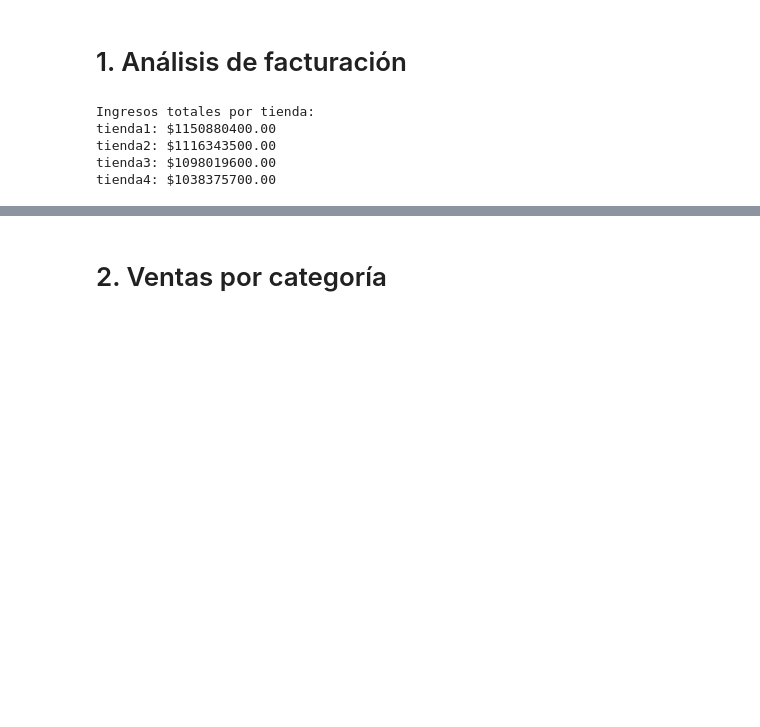
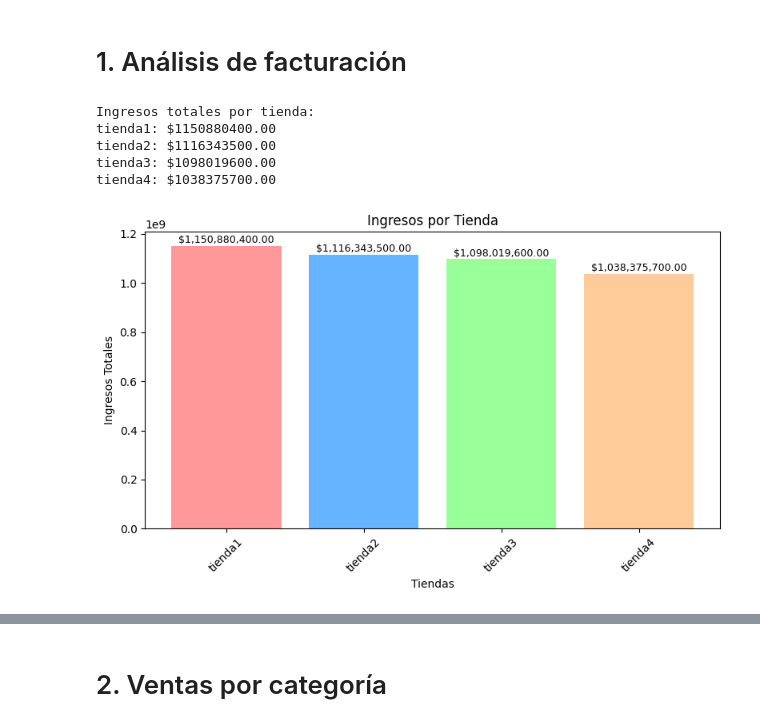
Before and after one commit to carlaclefig/challenge1-data-science-latam, a Jupyter notebook: AluraStoreLatam.ipynb, the cells around one changed output, grey strips where cells are left out. Cells and saved outputs as stored; diff of their text form; code cells hidden in the pictures; blank space fills up the shorter version.

Commit message:
feat: add graph of total revenue for each store

```diff
--- a/AluraStoreLatam.ipynb
+++ b/AluraStoreLatam.ipynb
@@ -120,3 +120,25 @@ tienda1: $1150880400.00
 tienda2: $1116343500.00
 tienda3: $1098019600.00
 tienda4: $1038375700.00
+# %%
+import matplotlib.pyplot as plt
+
+nombres_tiendas = list(ingreso_total.keys())
+valores_ingresos = list(ingreso_total.values())
+
+plt.figure(figsize=(8, 5))
+colores = ['#FF9999', '#66B3FF', '#99FF99', '#FFCC99']
+plt.bar(nombres_tiendas, valores_ingresos, color=colores)
+
+plt.xlabel("Tiendas")
+plt.ylabel("Ingresos Totales")
+plt.title("Ingresos por Tienda")
+plt.xticks(rotation=45)
+plt.tight_layout()
+
+for i, valor in enumerate(valores_ingresos):
+    plt.text(i, valor + max(valores_ingresos) * 0.01, f"${valor:,.2f}", ha='center', fontsize=9)
+
+plt.show()
+# %% [output]
+[figure, added]
```
Also changed, not shown: parts of 2 cells of this notebook.
